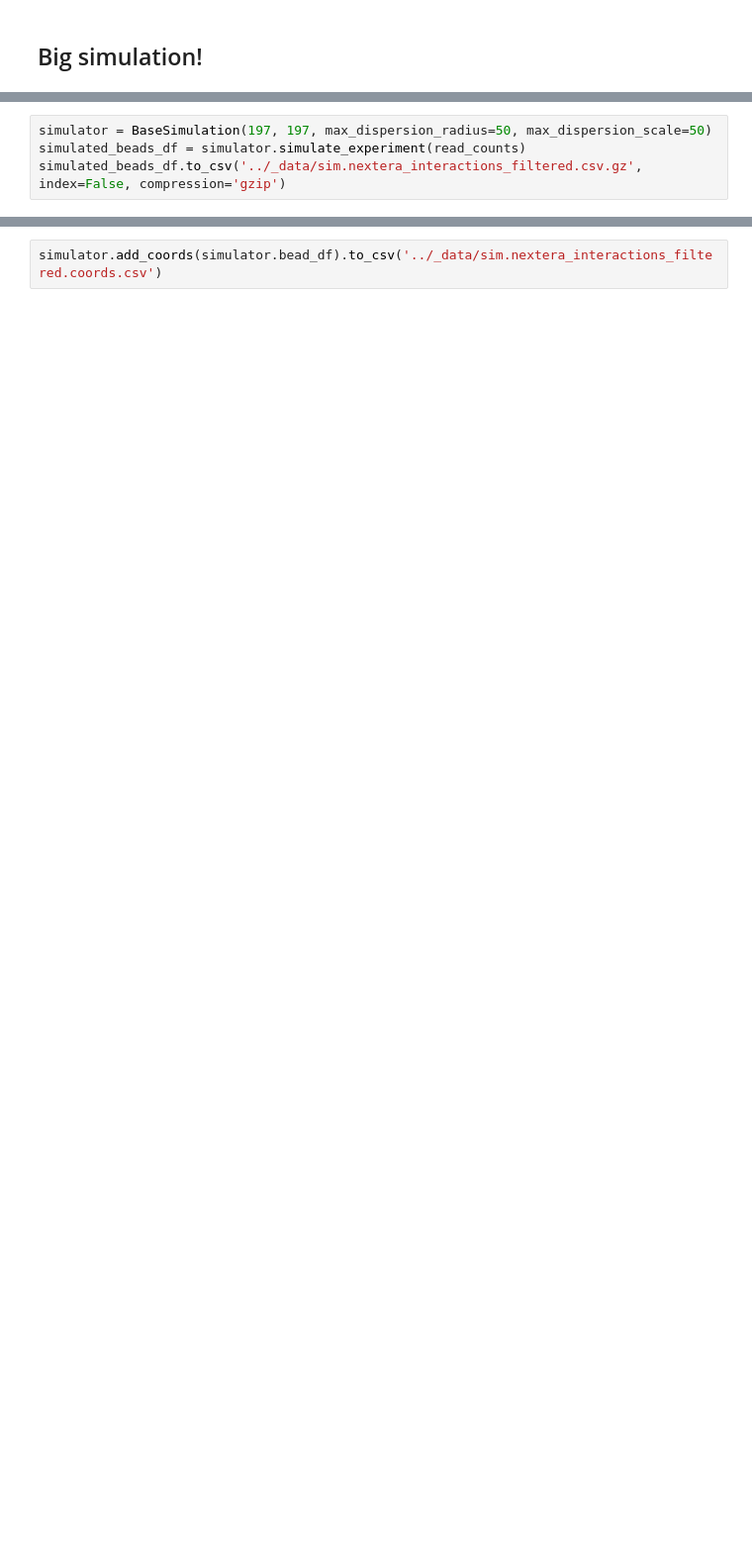
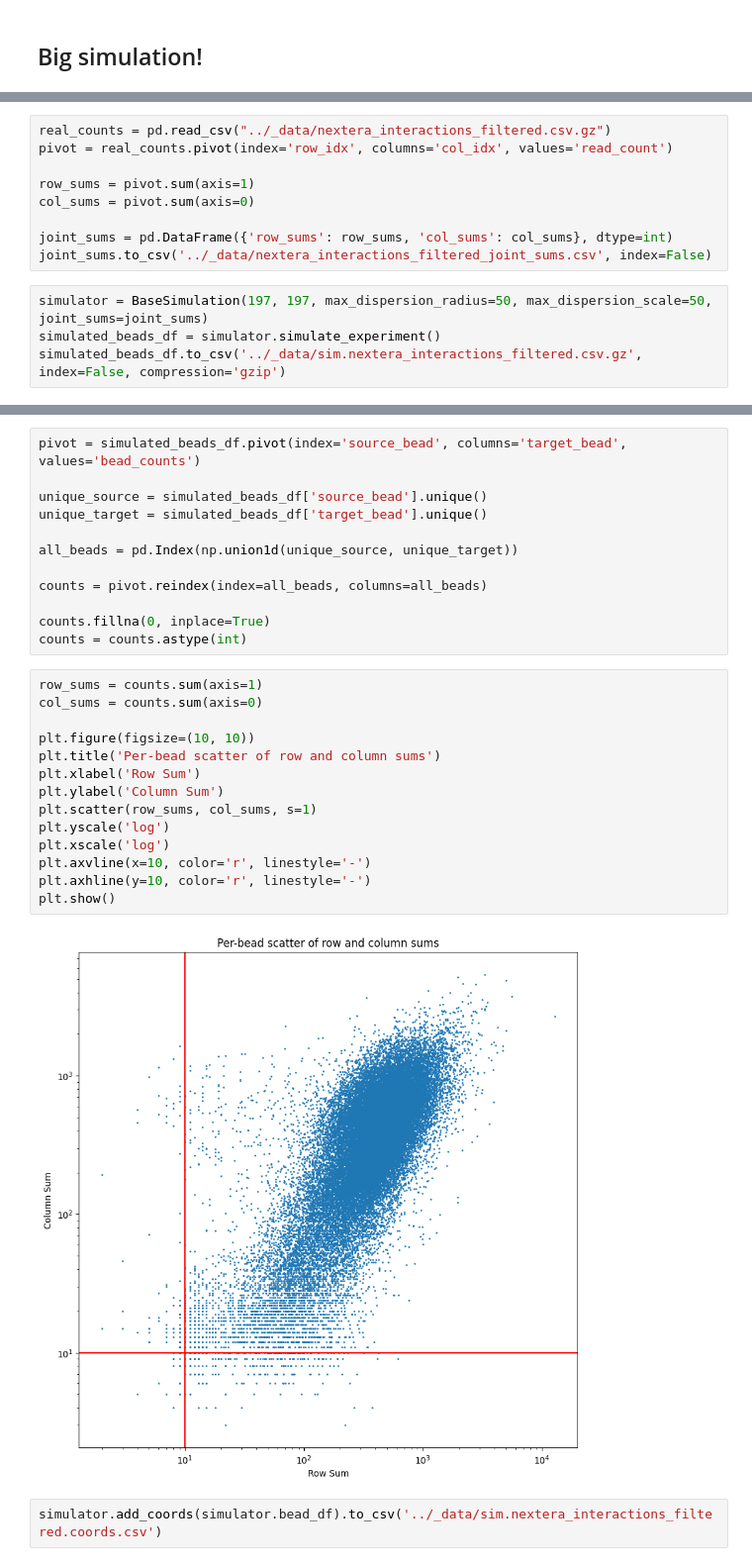
Before and after one commit to matsengrp/sci-space-v2, a Jupyter notebook: notebooks/simulation.ipynb, the cells around one changed output, grey strips where cells are left out. Shown at 99% size. Cells and saved outputs as stored; diff of their text form; blank space fills up the shorter version.

```diff
--- a/notebooks/simulation.ipynb
+++ b/notebooks/simulation.ipynb
@@ -52,6 +49,15 @@ array([473, 455, 118, ..., 119, 365, 119])
+# %%
+real_counts = pd.read_csv("../_data/nextera_interactions_filtered.csv.gz")
+pivot = real_counts.pivot(index='row_idx', columns='col_idx', values='read_count')
+
+row_sums = pivot.sum(axis=1)
+col_sums = pivot.sum(axis=0)
+
+joint_sums = pd.DataFrame({'row_sums': row_sums, 'col_sums': col_sums}, dtype=int)
+joint_sums.to_csv('../_data/nextera_interactions_filtered_joint_sums.csv', index=False)
 # %%
-simulator = BaseSimulation(197, 197, max_dispersion_radius=50, max_dispersion_scale=50)
-simulated_beads_df = simulator.simulate_experiment(read_counts)
+simulator = BaseSimulation(197, 197, max_dispersion_radius=50, max_dispersion_scale=50, joint_sums=joint_sums)
+simulated_beads_df = simulator.simulate_experiment()
 simulated_beads_df.to_csv('../_data/sim.nextera_interactions_filtered.csv.gz', index=False, compression='gzip')
 # %%
 sampled_source_beads = simulated_beads_df['source_bead'].sample(12).unique()
@@ -74,2 +80,30 @@ plt.show()
+# %%
+pivot = simulated_beads_df.pivot(index='source_bead', columns='target_bead', values='bead_counts')
+
+unique_source = simulated_beads_df['source_bead'].unique()
+unique_target = simulated_beads_df['target_bead'].unique()
+
+all_beads = pd.Index(np.union1d(unique_source, unique_target))
+
+counts = pivot.reindex(index=all_beads, columns=all_beads)
+
+counts.fillna(0, inplace=True)
+counts = counts.astype(int)
+# %%
+row_sums = counts.sum(axis=1)
+col_sums = counts.sum(axis=0)
+
+plt.figure(figsize=(10, 10))
+plt.title('Per-bead scatter of row and column sums')
+plt.xlabel('Row Sum')
+plt.ylabel('Column Sum')
+plt.scatter(row_sums, col_sums, s=1)
+plt.yscale('log')
+plt.xscale('log')
+plt.axvline(x=10, color='r', linestyle='-')
+plt.axhline(y=10, color='r', linestyle='-')
+plt.show()
+# %% [output]
+[figure, added]
 # %%
 simulator.add_coords(simulator.bead_df).to_csv('../_data/sim.nextera_interactions_filtered.coords.csv')
```
Also changed, not shown: parts of 7 cells of this notebook, 6 other files.
